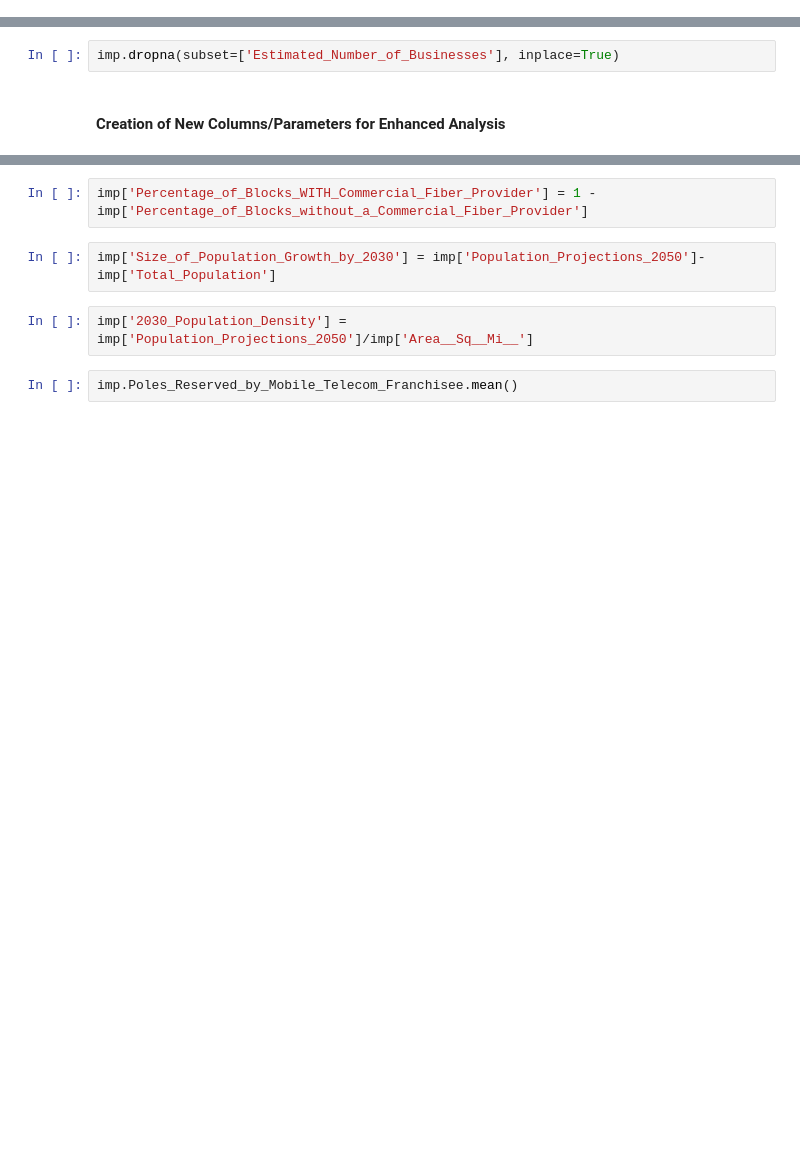
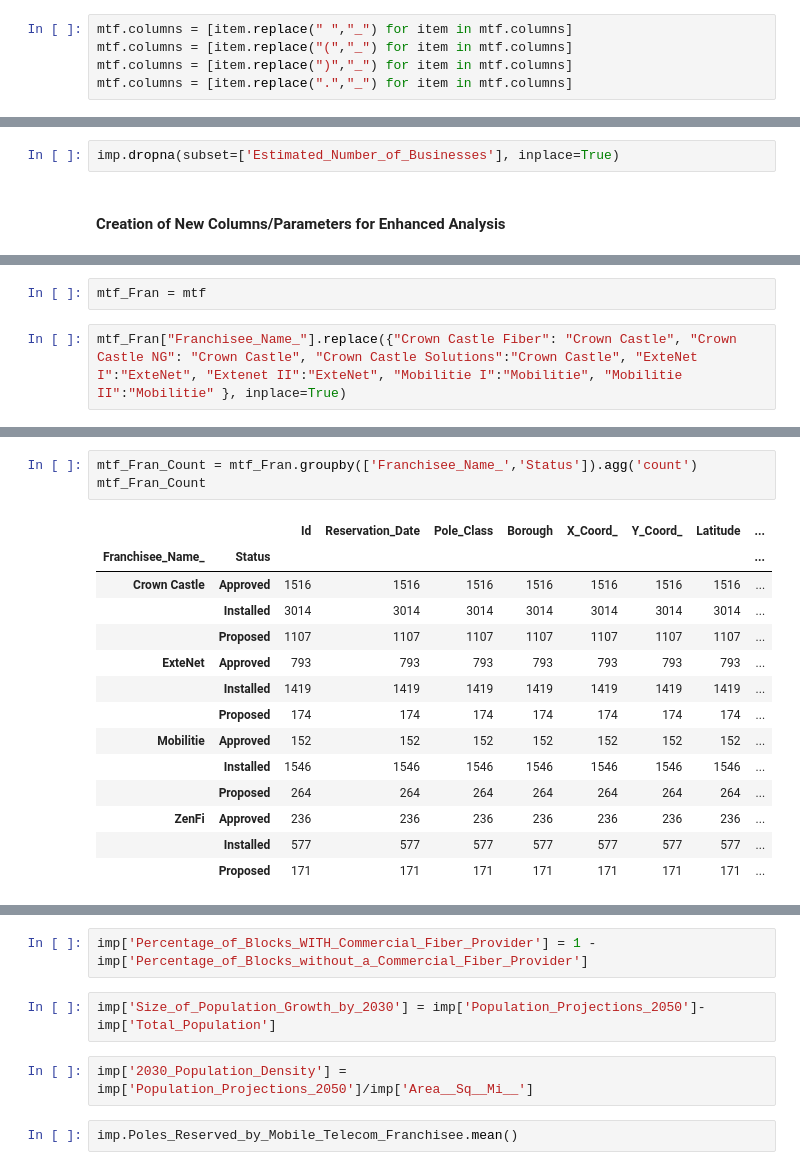
Before and after one commit to Sricha02/FINAL_CAP, a Jupyter notebook: TelecommunicationsWITHmodel.ipynb, the cells around one changed output, grey strips where cells are left out. Saved outputs shown, nothing was run; the diff lists cells and outputs as text; blank space fills up the shorter version.

```diff
--- a/TelecommunicationsWITHmodel.ipynb
+++ b/TelecommunicationsWITHmodel.ipynb
@@ -109,6 +109,11 @@ mtf2.reset_index(drop=True)
 # %% [markdown]
 DATASET 2 - (IMP) Internet Master Plan: Adoption and Infrastructure Data by Neighborhood
 Key indicators of broadband adoption, service and infrastructure in New York City.
+# %%
+mtf.columns = [item.replace(" ","_") for item in mtf.columns]
+mtf.columns = [item.replace("(","_") for item in mtf.columns]
+mtf.columns = [item.replace(")","_") for item in mtf.columns]
+mtf.columns = [item.replace(".","_") for item in mtf.columns]
 # %%
 #imp rows edtited to remove commas and change data types to numeric values
 imp['Total Population'] = imp['Total Population'].str.replace(',', '').astype(int)
@@ -159,0 +175,4 @@ imp.dropna(subset=['Estimated_Number_of_Businesses'], inplace=True)
+# %%
+mtf_Fran = mtf
+# %%
+mtf_Fran["Franchisee_Name_"].replace({"Crown Castle Fiber": "Crown Castle", "Crown Castle NG": "Crown Castle", "Crown Castle Solutions":"Crown Castle", "ExteNet I":"ExteNet", "Extenet II":"ExteNet", "Mobilitie I":"Mobilitie", "Mobilitie II":"Mobilitie" }, inplace=True)
@@ -159,0 +189,18 @@ imp.dropna(subset=['Estimated_Number_of_Businesses'], inplace=True)
+# %%
+mtf_Fran_Count = mtf_Fran.groupby(['Franchisee_Name_','Status']).agg('count')
+mtf_Fran_Count
+# %% [output]
+|  |  | Id | Reservation_Date | Pole_Class | Borough | X_Coord_ | Y_Coord_ | Latitude | ... |
+| Franchisee_Name_ | Status |  |  |  |  |  |  |  | ... |
+| Crown Castle | Approved | 1516 | 1516 | 1516 | 1516 | 1516 | 1516 | 1516 | ... |
+|  | Installed | 3014 | 3014 | 3014 | 3014 | 3014 | 3014 | 3014 | ... |
+|  | Proposed | 1107 | 1107 | 1107 | 1107 | 1107 | 1107 | 1107 | ... |
+| ExteNet | Approved | 793 | 793 | 793 | 793 | 793 | 793 | 793 | ... |
+|  | Installed | 1419 | 1419 | 1419 | 1419 | 1419 | 1419 | 1419 | ... |
+|  | Proposed | 174 | 174 | 174 | 174 | 174 | 174 | 174 | ... |
+| Mobilitie | Approved | 152 | 152 | 152 | 152 | 152 | 152 | 152 | ... |
+|  | Installed | 1546 | 1546 | 1546 | 1546 | 1546 | 1546 | 1546 | ... |
+|  | Proposed | 264 | 264 | 264 | 264 | 264 | 264 | 264 | ... |
+| ZenFi | Approved | 236 | 236 | 236 | 236 | 236 | 236 | 236 | ... |
+|  | Installed | 577 | 577 | 577 | 577 | 577 | 577 | 577 | ... |
+|  | Proposed | 171 | 171 | 171 | 171 | 171 | 171 | 171 | ... |
```
Also changed, not shown: parts of 24 cells of this notebook, 56 other files.
